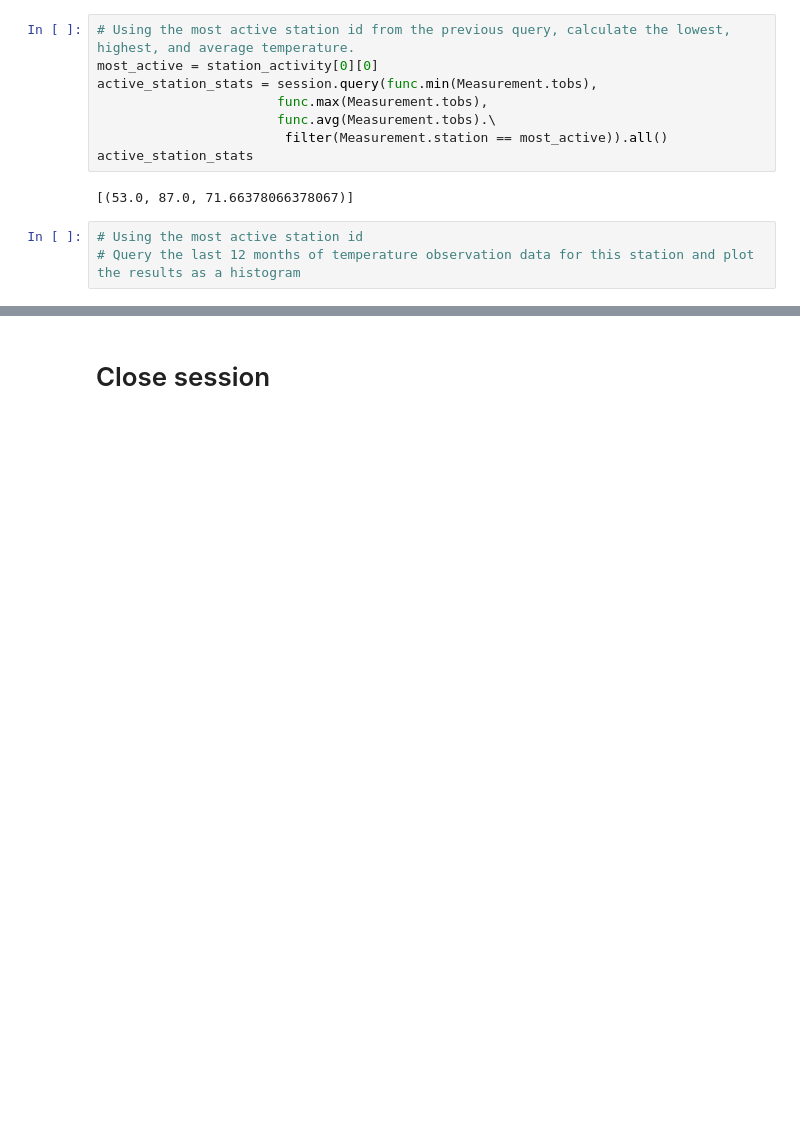
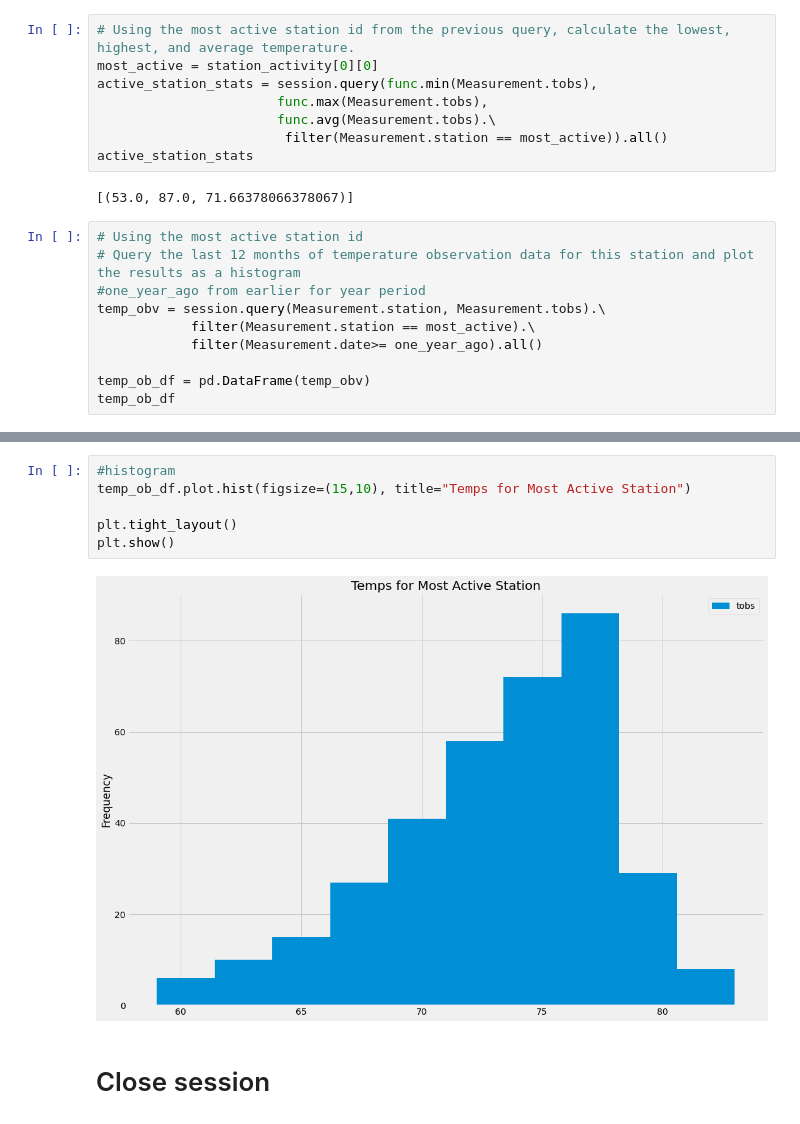
Before and after one commit to kelseyv4/sqlalchemy-challenge, a Jupyter notebook: climate_starter.ipynb, the cells around one changed output, grey strips where cells are left out. Cells and saved outputs as stored; diff of their text form; blank space fills up the shorter version.

```diff
--- a/climate_starter.ipynb
+++ b/climate_starter.ipynb
@@ -147,3 +147,10 @@ active_station_stats
 # %%
 # Using the most active station id
 # Query the last 12 months of temperature observation data for this station and plot the results as a histogram
+#one_year_ago from earlier for year period
+temp_obv = session.query(Measurement.station, Measurement.tobs).\
+            filter(Measurement.station == most_active).\
+            filter(Measurement.date>= one_year_ago).all()
+
+temp_ob_df = pd.DataFrame(temp_obv)
+temp_ob_df
@@ -150,3 +171,11 @@ active_station_stats
+# %%
+#histogram
+temp_ob_df.plot.hist(figsize=(15,10), title="Temps for Most Active Station")
+
+plt.tight_layout()
+plt.show()
+# %% [output]
+[figure, added]
 # %% [markdown]
 # Close session
 # %%
```
Also changed, not shown: parts of 1 cell of this notebook.
